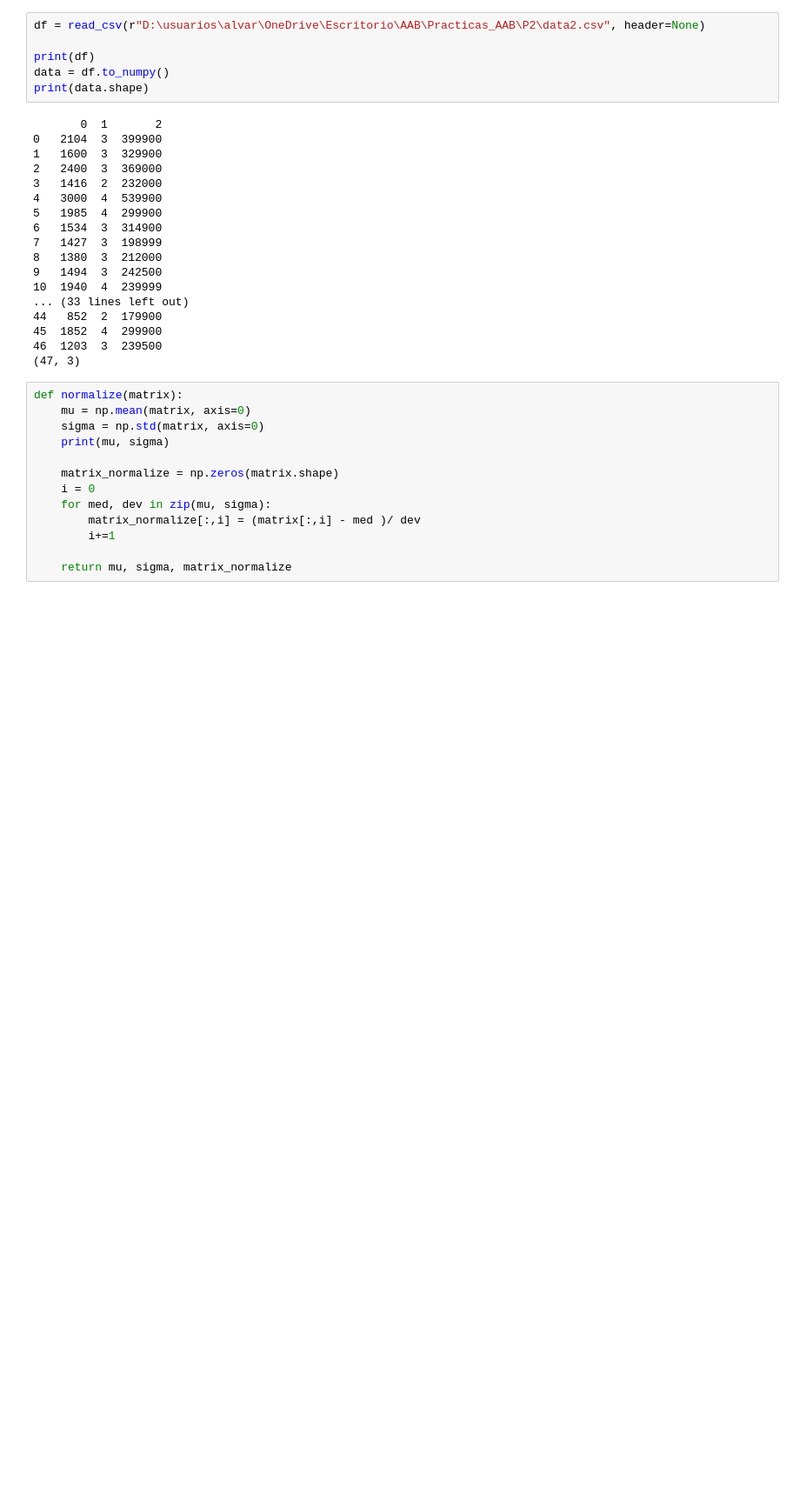
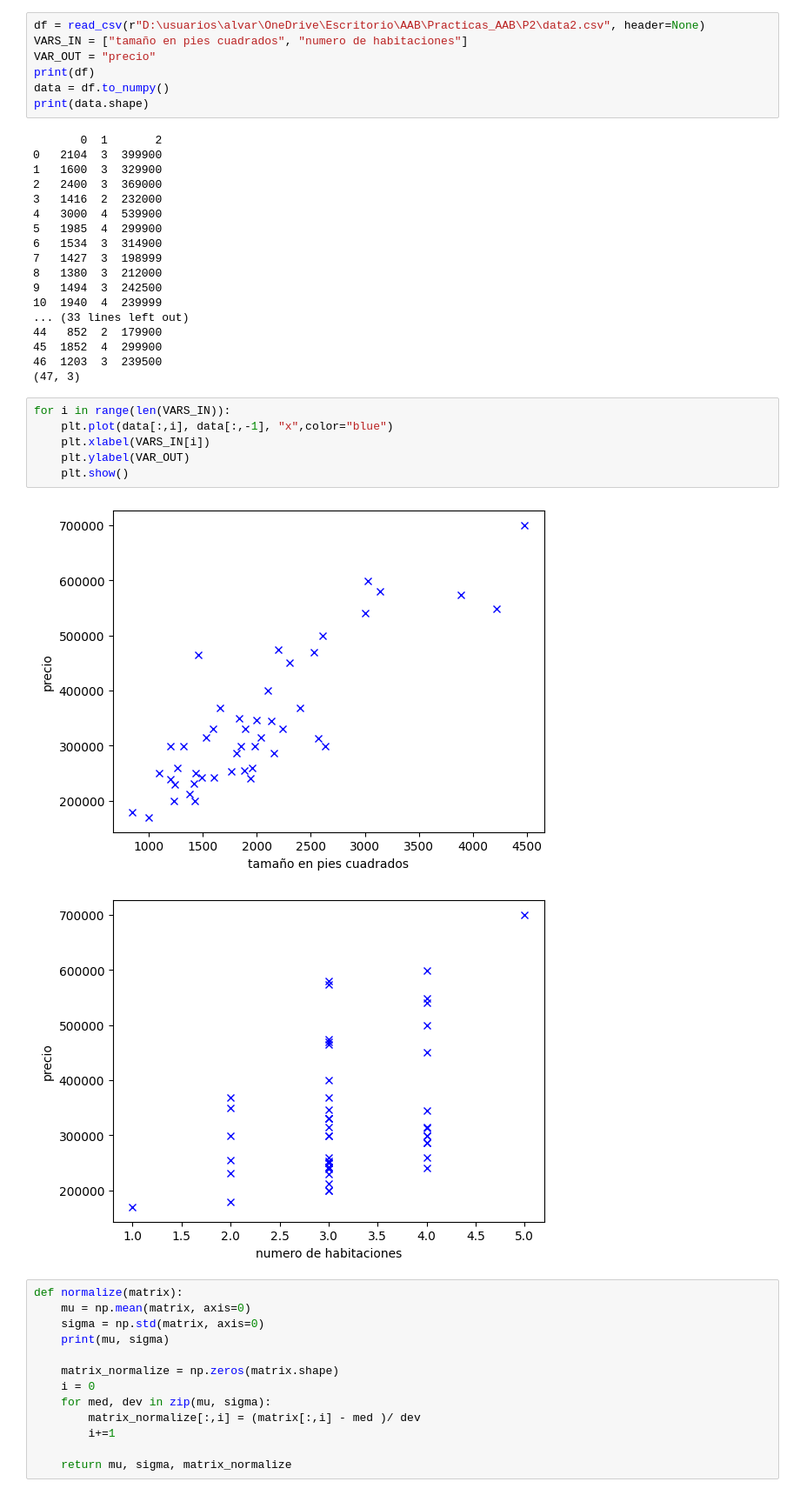
Before and after one commit to Alvaro8gb/Practicas_AAB, a Jupyter notebook: P2/regresion_multiple.ipynb, the cells around one changed output. Shown at 87% size. Saved outputs shown, nothing was run; the diff lists cells and outputs as text; blank space fills up the shorter version.

Commit message:
improve visualization of data in multiple regresion

```diff
--- a/P2/regresion_multiple.ipynb
+++ b/P2/regresion_multiple.ipynb
@@ -4,6 +5,7 @@ from pandas.io.parsers import read_csv
 # %%
 df = read_csv(r"D:\usuarios\alvar\OneDrive\Escritorio\AAB\Practicas_AAB\P2\data2.csv", header=None)
-
+VARS_IN = ["tamaño en pies cuadrados", "numero de habitaciones"]
+VAR_OUT = "precio"
 print(df)
 data = df.to_numpy()
 print(data.shape)
@@ -25,6 +27,15 @@ print(data.shape)
 45  1852  4  299900
 46  1203  3  239500
 (47, 3)
+# %%
+for i in range(len(VARS_IN)):
+    plt.plot(data[:,i], data[:,-1], "x",color="blue")
+    plt.xlabel(VARS_IN[i])
+    plt.ylabel(VAR_OUT)
+    plt.show()
+# %% [output]
+[figure, added]
+[figure, added]
 # %%
 def normalize(matrix):
     mu = np.mean(matrix, axis=0)
```
Also changed, not shown: parts of 3 cells of this notebook, 3 other files.
